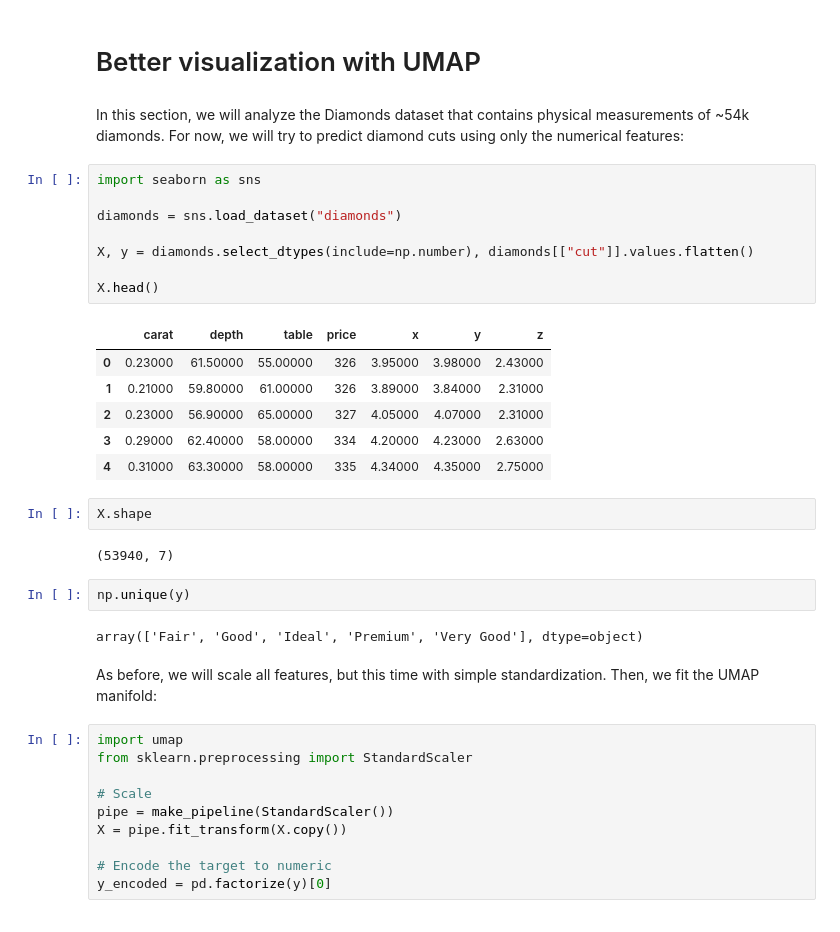
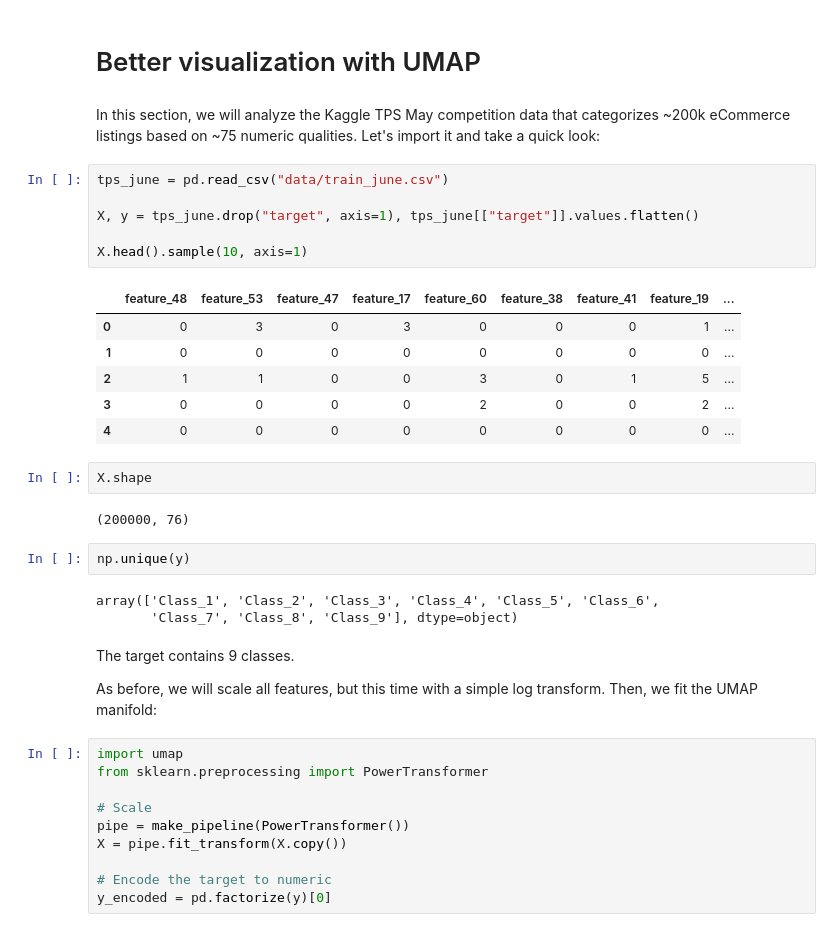
Before and after one commit to BexTuychiev/medium_stories, a Jupyter notebook: 2021/september/7_umap/notebook.ipynb, the cells around one changed output. Drawn from its saved outputs; the diff is of its cells as text.

Commit message:
section: Best practices of using UMAP

```diff
--- a/2021/september/7_umap/notebook.ipynb
+++ b/2021/september/7_umap/notebook.ipynb
@@ -151,39 +151,40 @@ Now, we are talking! UMAP managed to perfectly capture the hidden distinction be
 But, this plot is no way close to what I have shown you. It is still overplotted to see structural patterns within each cluster. To take this to the next level, we will use the default UMAP visualization package that comes with much more features. And we will need a better dataset.
 # %% [markdown]
 # Better visualization with UMAP
-# %% [markdown]
-In this section, we will analyze the Diamonds dataset that contains physical measurements of ~54k diamonds. For now, we will try to predict diamond cuts using only the numerical features:
-# %%
-import seaborn as sns
-
-diamonds = sns.load_dataset("diamonds")
-
-X, y = diamonds.select_dtypes(include=np.number), diamonds[["cut"]].values.flatten()
-
-X.head()
-# %% [output]
-|  | carat | depth | table | price | x | y | z |
-| 0 | 0.23000 | 61.50000 | 55.00000 | 326 | 3.95000 | 3.98000 | 2.43000 |
-| 1 | 0.21000 | 59.80000 | 61.00000 | 326 | 3.89000 | 3.84000 | 2.31000 |
-| 2 | 0.23000 | 56.90000 | 65.00000 | 327 | 4.05000 | 4.07000 | 2.31000 |
-| 3 | 0.29000 | 62.40000 | 58.00000 | 334 | 4.20000 | 4.23000 | 2.63000 |
-| 4 | 0.31000 | 63.30000 | 58.00000 | 335 | 4.34000 | 4.35000 | 2.75000 |
+# %% [markdown]
+In this section, we will analyze the Kaggle TPS May competition data that categorizes ~200k eCommerce listings based on ~75 numeric qualities. Let's import it and take a quick look:
+# %%
+tps_june = pd.read_csv("data/train_june.csv")
+
+X, y = tps_june.drop("target", axis=1), tps_june[["target"]].values.flatten()
+
+X.head().sample(10, axis=1)
+# %% [output]
+|  | feature_48 | feature_53 | feature_47 | feature_17 | feature_60 | feature_38 | feature_41 | feature_19 | ... |
+| 0 | 0 | 3 | 0 | 3 | 0 | 0 | 0 | 1 | ... |
+| 1 | 0 | 0 | 0 | 0 | 0 | 0 | 0 | 0 | ... |
+| 2 | 1 | 1 | 0 | 0 | 3 | 0 | 1 | 5 | ... |
+| 3 | 0 | 0 | 0 | 0 | 2 | 0 | 0 | 2 | ... |
+| 4 | 0 | 0 | 0 | 0 | 0 | 0 | 0 | 0 | ... |
 # %%
 X.shape
 # %% [output]
-(53940, 7)
+(200000, 76)
 # %%
 np.unique(y)
 # %% [output]
-array(['Fair', 'Good', 'Ideal', 'Premium', 'Very Good'], dtype=object)
+array(['Class_1', 'Class_2', 'Class_3', 'Class_4', 'Class_5', 'Class_6',
+       'Class_7', 'Class_8', 'Class_9'], dtype=object)
 # %% [markdown]
-As before, we will scale all features, but this time with simple standardization. Then, we fit the UMAP manifold:
+The target contains 9 classes.
+
+As before, we will scale all features, but this time with a simple log transform. Then, we fit the UMAP manifold:
 # %%
 import umap
-from sklearn.preprocessing import StandardScaler
+from sklearn.preprocessing import PowerTransformer
 
 # Scale
-pipe = make_pipeline(StandardScaler())
+pipe = make_pipeline(PowerTransformer())
 X = pipe.fit_transform(X.copy())
 
 # Encode the target to numeric
```
Also changed, not shown: parts of 10 cells of this notebook.
